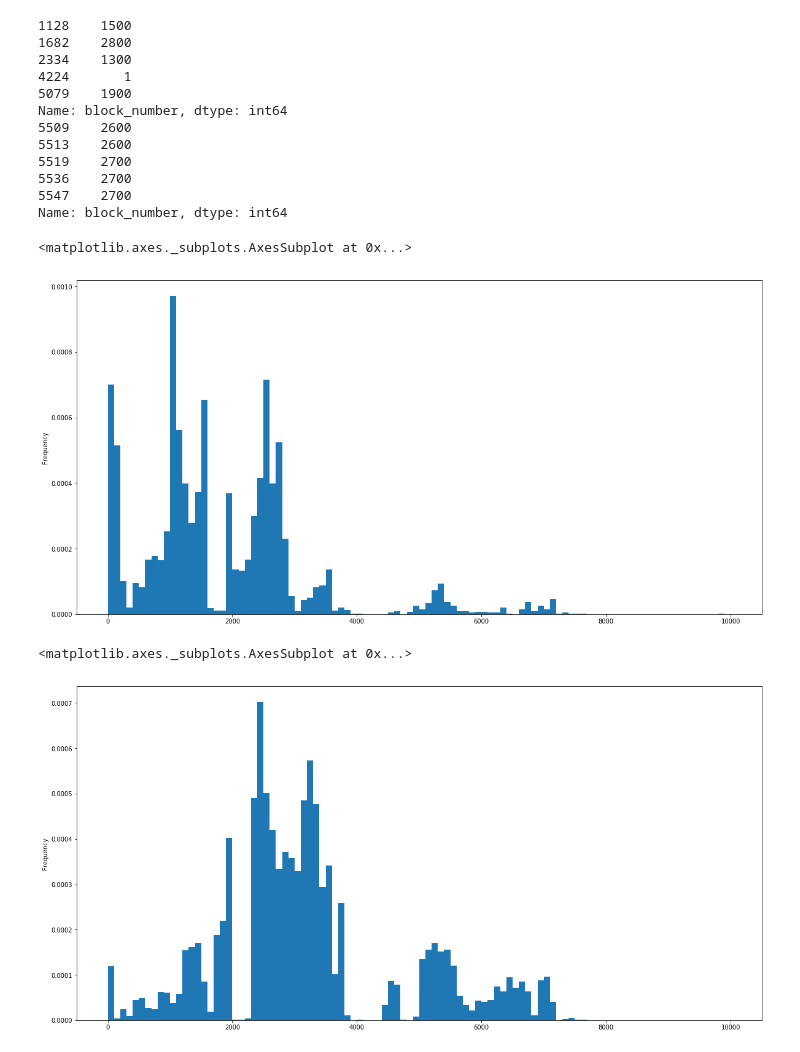
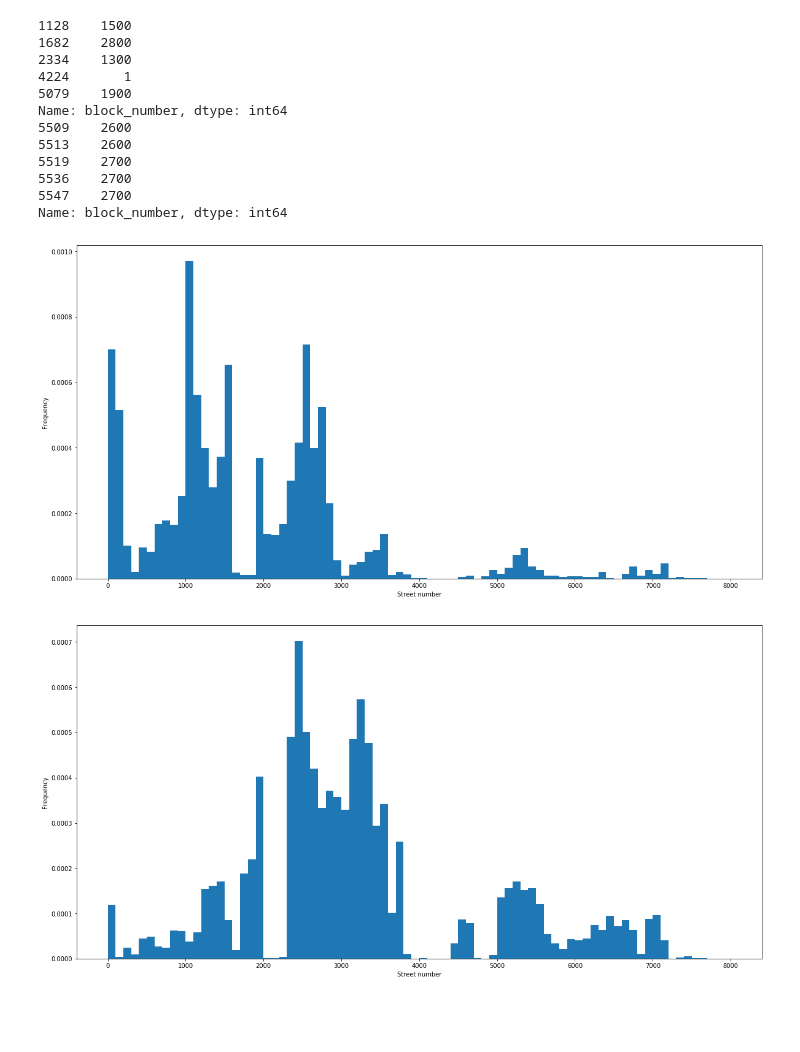
Before and after one commit to cjdavis62/ChicagoParking, a Jupyter notebook: ParkingTickets.ipynb, the cells around one changed output. Drawn from its saved outputs; the diff is of its cells as text; code cells hidden in the pictures; blank space fills up the shorter version.

```diff
--- a/ParkingTickets.ipynb
+++ b/ParkingTickets.ipynb
@@ -80,12 +80,14 @@ Name: block_number, dtype: int64
 5547    2700
 Name: block_number, dtype: int64
 # %%
-NoParking_on_NClark.plot.hist(bins = 100, figsize = (20,10), normed = True, range=[0, 1e4])
+plot_1 = NoParking_on_NClark.plot.hist(bins = 80, figsize = (20,10), density = True, range=[0, 8e3])
+plot_1.set_xlabel("Street number")
+plt.savefig("parking_violation_by_street_number_on_NClark.pdf")
 # %% [output]
-<matplotlib.axes._subplots.AxesSubplot at 0x...>
-[figure, old version]
+[figure, new version]
 # %%
-ExpiredMeter_on_NClark.plot.hist(bins = 100, figsize = (20,10), normed = True, range = [0, 1e4])
+plot_2 = ExpiredMeter_on_NClark.plot.hist(bins = 80, figsize = (20,10), density = True, range = [0, 8e3])
+plot_2.set_xlabel("Street number")
+plt.savefig("expired_meters_by_street_number_on_NClark.pdf")
 # %% [output]
-<matplotlib.axes._subplots.AxesSubplot at 0x...>
-[figure, old version]
+[figure, new version]
```
Also changed, not shown: 2 other files.
